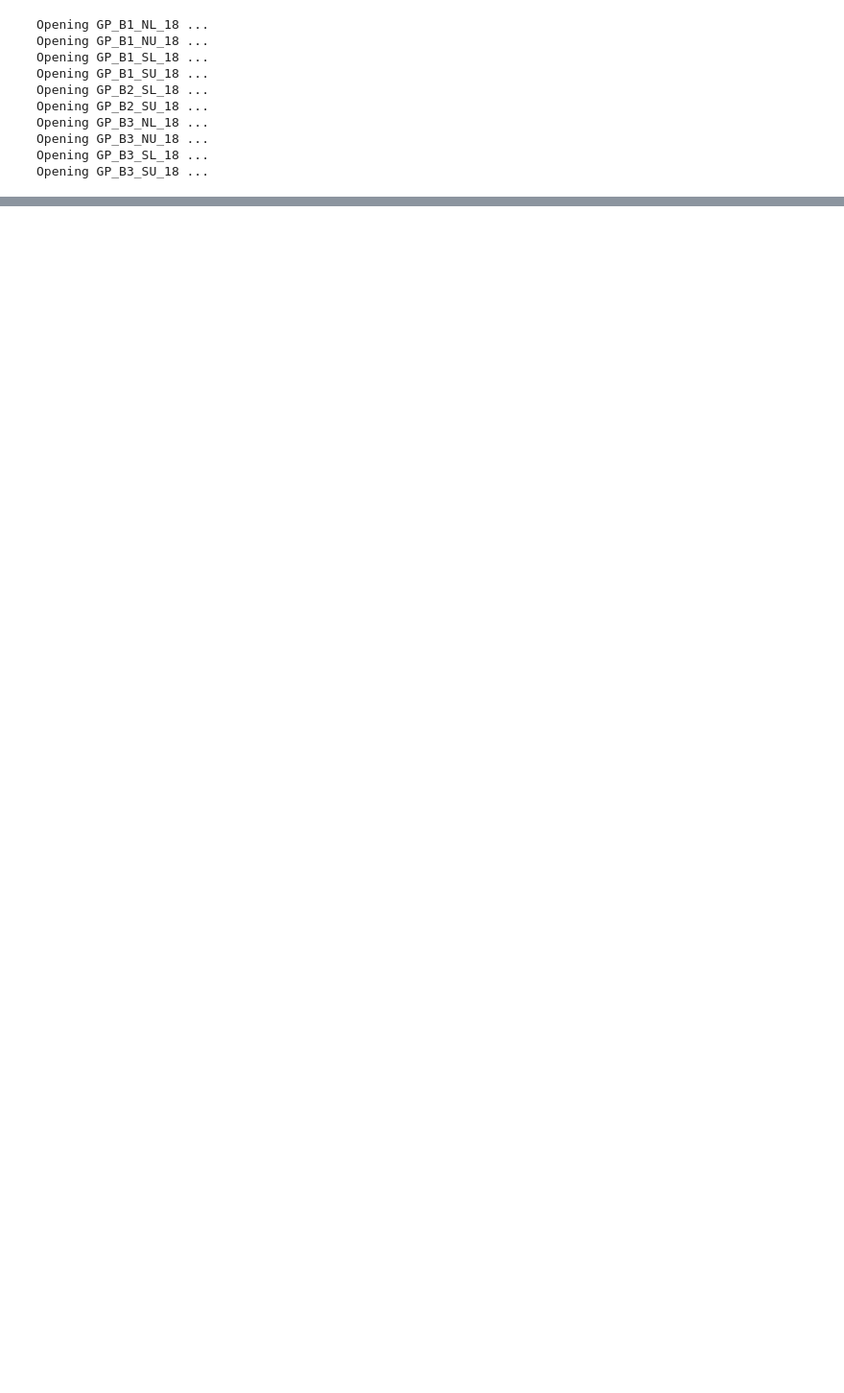
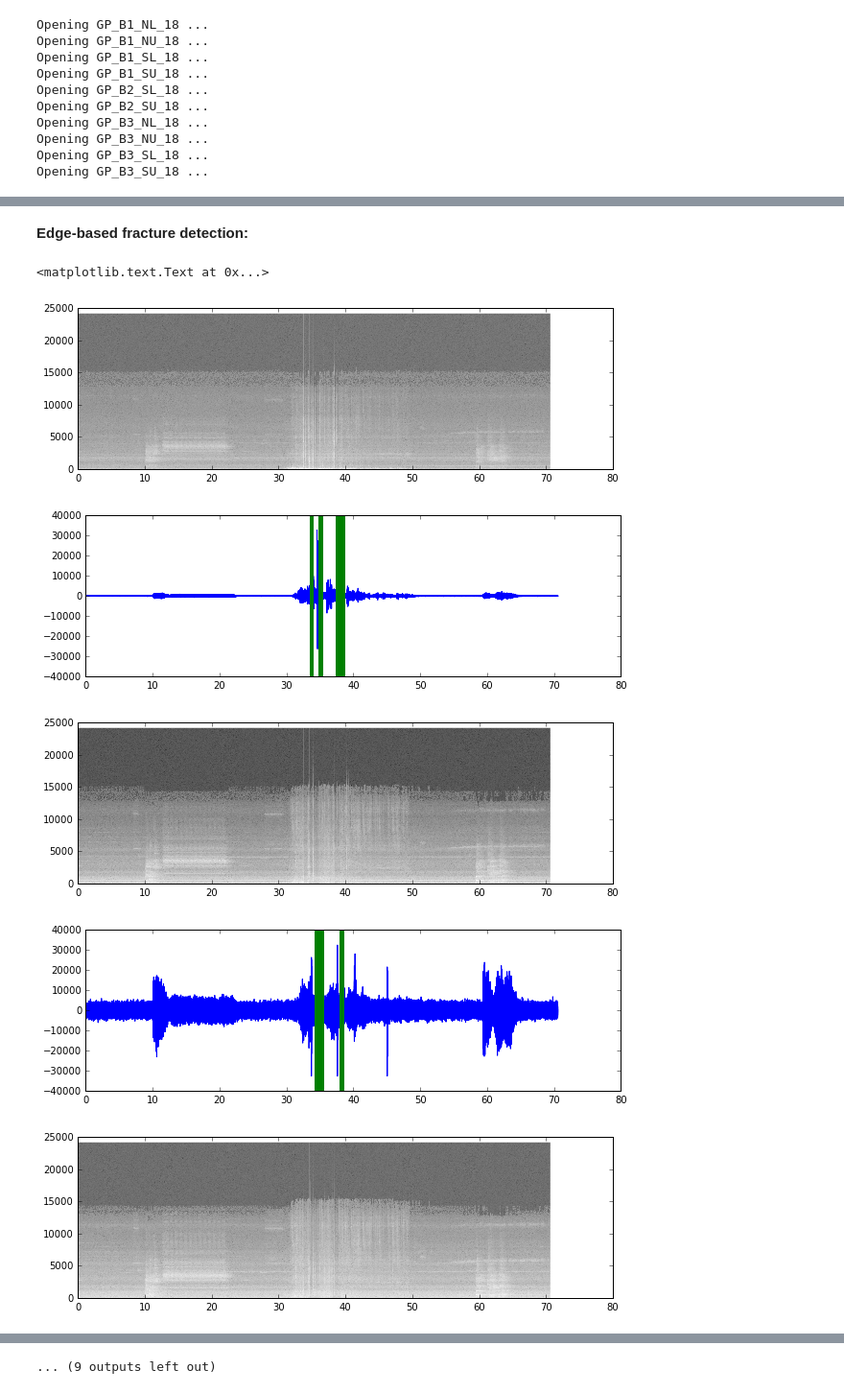
Before and after one commit to thonstad/acoustical_monitoring, a Jupyter notebook: notebooks/FractureDetection-Batch.ipynb, the cells around one changed output, grey strips where cells are left out. Shown at 96% size. Cells and saved outputs as stored; diff of their text form; code cells hidden in the pictures; blank space fills up the shorter version.

```diff
--- a/notebooks/FractureDetection-Batch.ipynb
+++ b/notebooks/FractureDetection-Batch.ipynb
@@ -93,3 +98,13 @@ final_offsets
+# %% [markdown]
+**Edge-based fracture detection:**
 # %%
 # extract fractures for each signal in the dataset (only the first channel)
 fractureTimes = predict.applyFracturePredictor(sDataset, predict.edges2fractures, smoothing=5)
+plt.title('Edge-based fracture detection')
+# %% [output]
+<matplotlib.text.Text at 0x...>
+[figure, added]
+[figure, added]
+[figure, added]
+[figure, added]
+[figure, added]
@@ -96,3 +117,4 @@ fractureTimes = predict.applyFracturePredictor(sDataset, predict.edges2fractures
+... (9 outputs left out)
 # %%
 # read Islam's estimates
 
```
Also changed, not shown: parts of 29 cells of this notebook, 2 other files.
